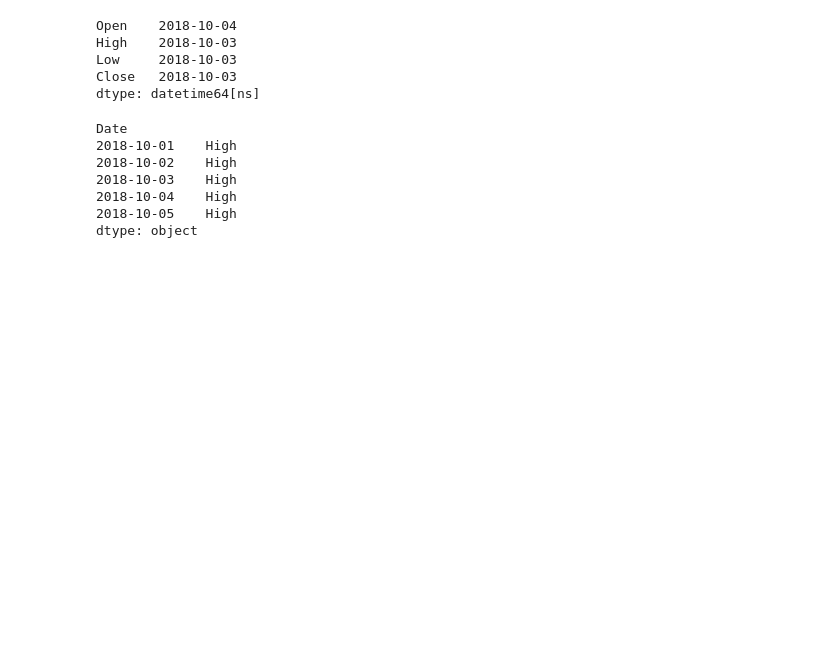
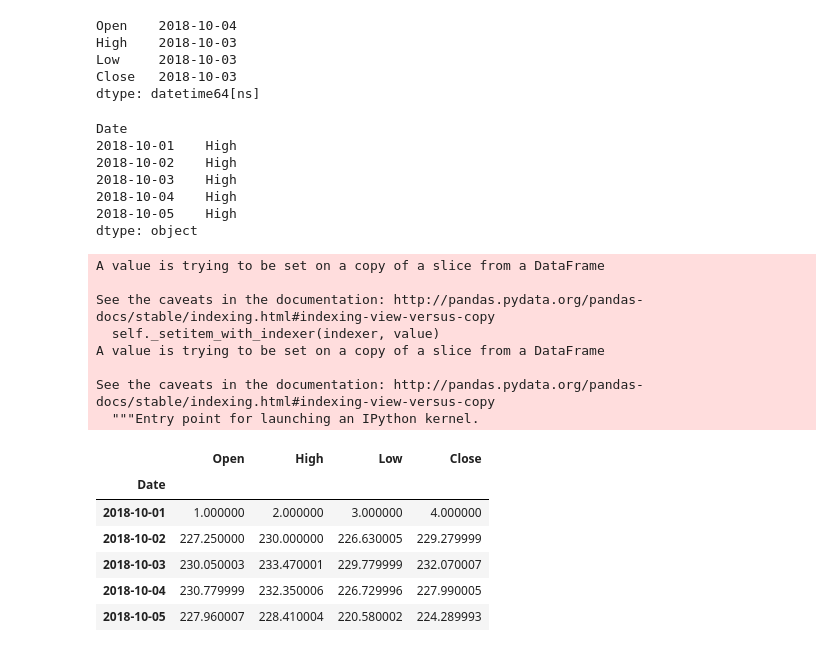
Before and after one commit to ivalderrama/wall_street_coder, a Jupyter notebook: 09.pandas/pandas_tutorials.ipynb, the cells around one changed output. Cells and saved outputs as stored; diff of their text form; code cells hidden in the pictures; blank space fills up the shorter version.

Commit message:
Added more to pandas_tutorials

```diff
--- a/09.pandas/pandas_tutorials.ipynb
+++ b/09.pandas/pandas_tutorials.ipynb
@@ -499,3 +499,22 @@ Date
 2018-10-04    High
 2018-10-05    High
 dtype: object
+# %%
+first_five.iloc[0] = [1, 2, 3, 4]
+first_five
+# %% [output]
+A value is trying to be set on a copy of a slice from a DataFrame
+
+See the caveats in the documentation: http://pandas.pydata.org/pandas-docs/stable/indexing.html#indexing-view-versus-copy
+  self._setitem_with_indexer(indexer, value)
+A value is trying to be set on a copy of a slice from a DataFrame
+
+See the caveats in the documentation: http://pandas.pydata.org/pandas-docs/stable/indexing.html#indexing-view-versus-copy
+  """Entry point for launching an IPython kernel.
+|  | Open | High | Low | Close |
+| Date |  |  |  |  |
+| 2018-10-01 | 1.000000 | 2.000000 | 3.000000 | 4.000000 |
+| 2018-10-02 | 227.250000 | 230.000000 | 226.630005 | 229.279999 |
+| 2018-10-03 | 230.050003 | 233.470001 | 229.779999 | 232.070007 |
+| 2018-10-04 | 230.779999 | 232.350006 | 226.729996 | 227.990005 |
+| 2018-10-05 | 227.960007 | 228.410004 | 220.580002 | 224.289993 |
```
Also changed, not shown: parts of 6 cells of this notebook.
